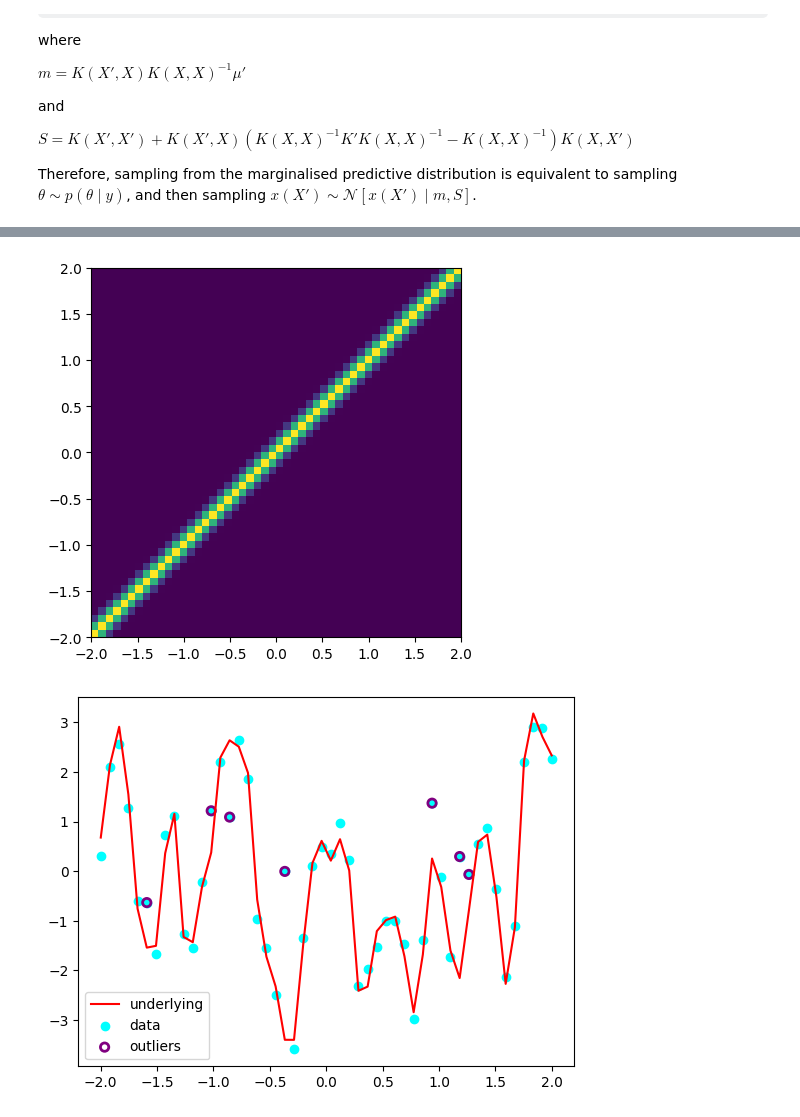
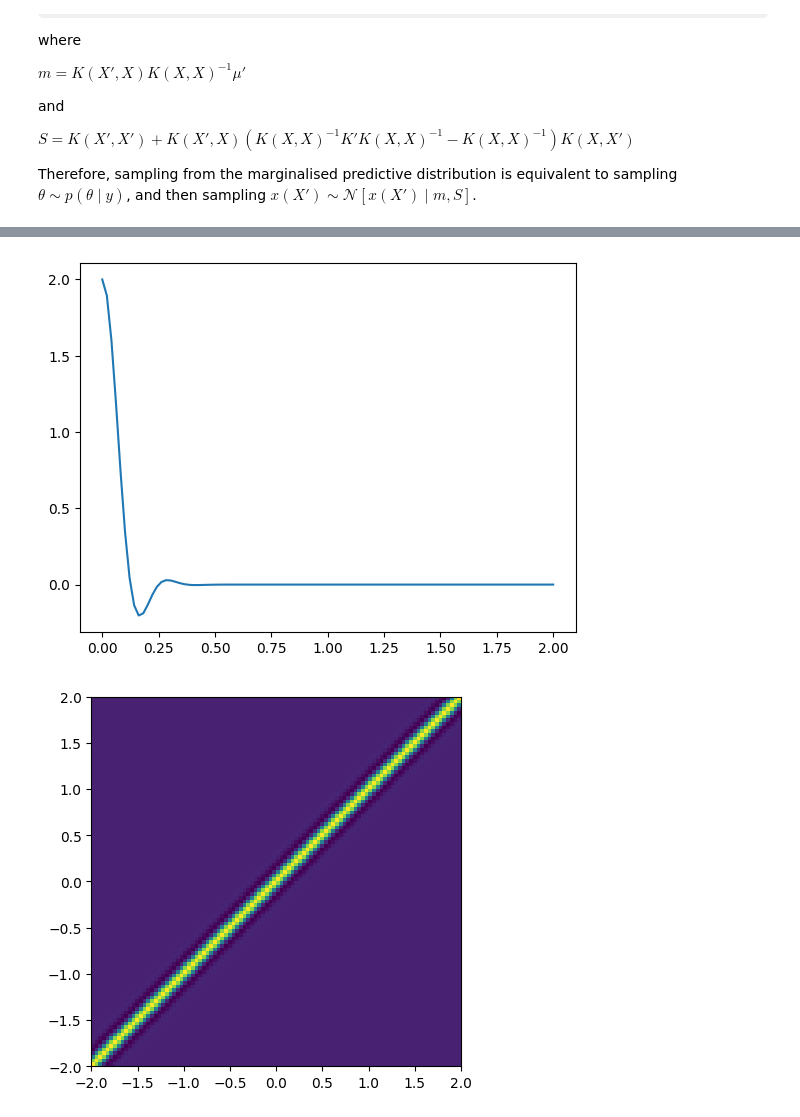
Before and after one commit to Joshuaalbert/jaxns, a Jupyter notebook: docs/examples/gaussian_process_marginalisation_spectral.ipynb, the cells around one changed output, grey strips where cells are left out. Drawn from its saved outputs; the diff is of its cells as text; code cells hidden in the pictures; some formulas as TeX source.

```diff
--- a/docs/examples/gaussian_process_marginalisation_spectral.ipynb
+++ b/docs/examples/gaussian_process_marginalisation_spectral.ipynb
@@ -88,32 +85,35 @@ WARNING[2023-07-16 11:21:40,973]: No GPU/TPU found, falling back to CPU. (Set TF
 # %%
-N = 50
-num_outliers = int(0.15 * N)
-X = jnp.linspace(-2., 2., N)[:, None]
-true_sigma, true_l, true_uncert = 1., 0.2, 0.2
-data_mu = jnp.zeros((N,))
+N = 100
+M = N//2
+Xstar = jnp.linspace(-2., 2., N)[:, None]
+X = Xstar[:M]
+
+true_uncert = 0.2
 
 spectral_params_true = dict(
     logits=jnp.asarray([0., 0.]),
-    locs=jnp.asarray([0.5, 1.]),
-    scales=jnp.asarray([1., 1.])
+    locs=jnp.asarray([1./1, 1./0.5]),
+    scales=jnp.asarray([1./4., 1/0.8])
 )
-prior_cov = tfpk.SpectralMixture(**spectral_params_true).matrix(X, X) + 1e-13 * jnp.eye(N)
+prior_cov = tfpk.SpectralMixture(**spectral_params_true).matrix(Xstar, Xstar) + 1e-12 * jnp.eye(N)
 
-plt.imshow(prior_cov, origin='lower', extent=(X.min(), X.max(), X.min(), X.max()))
+v = jnp.linspace(0., 2.,100)
+kern = tfpk.SpectralMixture(**spectral_params_true).matrix(jnp.zeros((1,1)), v[:,None])
+plt.plot(v, kern[0,:])
 plt.show()
 
-Y = jnp.linalg.cholesky(prior_cov) @ random.normal(random.PRNGKey(42), shape=(N,)) + data_mu
-Y_obs = Y + true_uncert * random.normal(random.PRNGKey(1), shape=(N,))
-outliers_mask = jnp.where(jnp.isin(jnp.arange(N), np.random.choice(N, num_outliers, replace=False)), jnp.asarray(True),
-                          jnp.asarray(False))
-Y_obs = jnp.where(outliers_mask,
-                  random.laplace(random.PRNGKey(1), shape=(N,)),
-                  Y_obs)
-plt.plot(X[:, 0], Y, c='red', label='underlying')
+plt.imshow(prior_cov, origin='lower', extent=(Xstar.min(), Xstar.max(), Xstar.min(), Xstar.max()))
+plt.show()
+
+Y = jnp.linalg.cholesky(prior_cov) @ random.normal(random.PRNGKey(42), shape=(N,))
+Y_obs = Y[:M] + true_uncert * random.normal(random.PRNGKey(1), shape=(M,))
+# Y = jnp.cos(jnp.pi*2. * X[:,0]/2) + jnp.exp(- X[:,0]/2) * jnp.sin(jnp.pi*2. * X[:,0]/3)
+
+
+plt.plot(Xstar[:, 0], Y, c='red', label='underlying')
 plt.scatter(X[:, 0], Y_obs, c='cyan', label='data')
-plt.scatter(X[outliers_mask, 0], Y_obs[outliers_mask], label='outliers', facecolors='none', edgecolors='purple', lw=2)
 plt.legend()
 plt.show()
 # %% [output]
-[figure, old version]
+[figure, new version]
-[figure, old version]
+[figure, new version]
```
Also changed, not shown: parts of 5 cells of this notebook, 4 other files.
